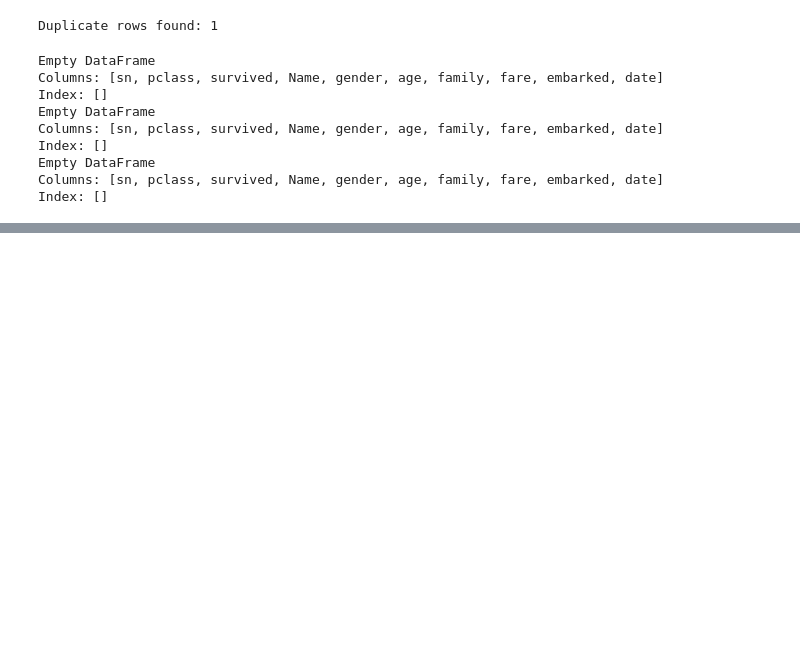
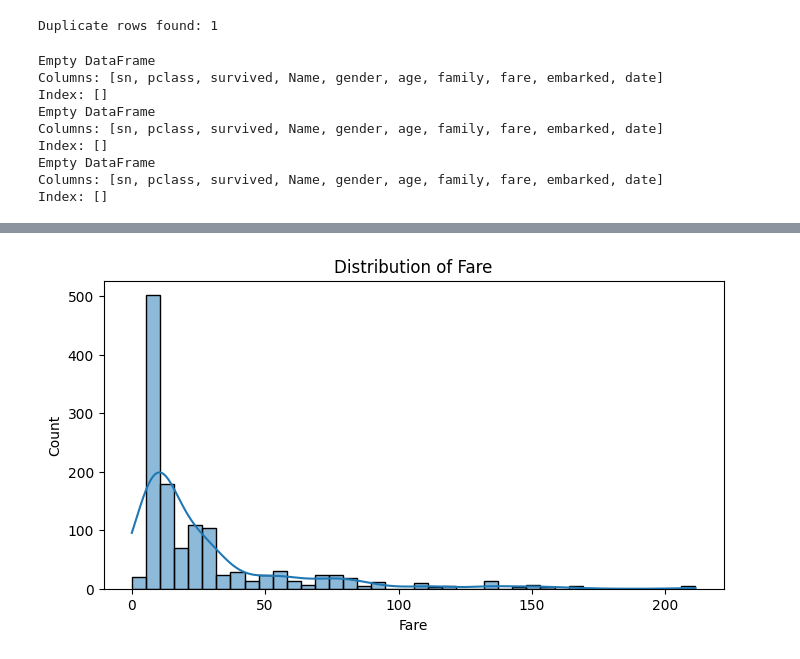
Before and after one commit to rutushah/Data-Driven-Insights-and-Predictive-Modeling, a Jupyter notebook: residency_deliverable1.ipynb, the cells around one changed output, grey strips where cells are left out. Drawn from its saved outputs; the diff is of its cells as text; code cells hidden in the pictures; blank space fills up the shorter version.

```diff
--- a/residency_deliverable1.ipynb
+++ b/residency_deliverable1.ipynb
@@ -147,0 +200,10 @@ df = df[(df['age'] >= lower) & (df['age'] <= upper)]
+# %%
+#Exploratory Data analysis on Fare
+plt.figure(figsize=(8,4))
+sns.histplot(df['fare'], bins=40, kde=True)
+plt.title("Distribution of Fare")
+plt.xlabel("Fare")
+plt.ylabel("Count")
+plt.show()
+# %% [output]
+[figure, added]
```
Also changed, not shown: parts of 6 cells of this notebook.
